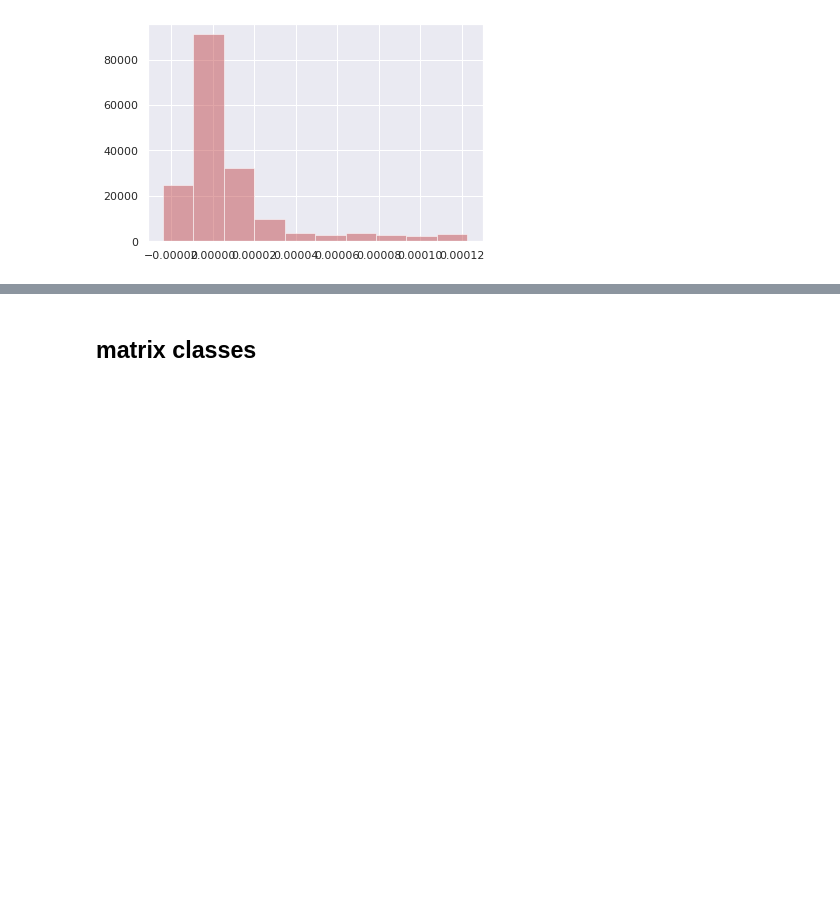
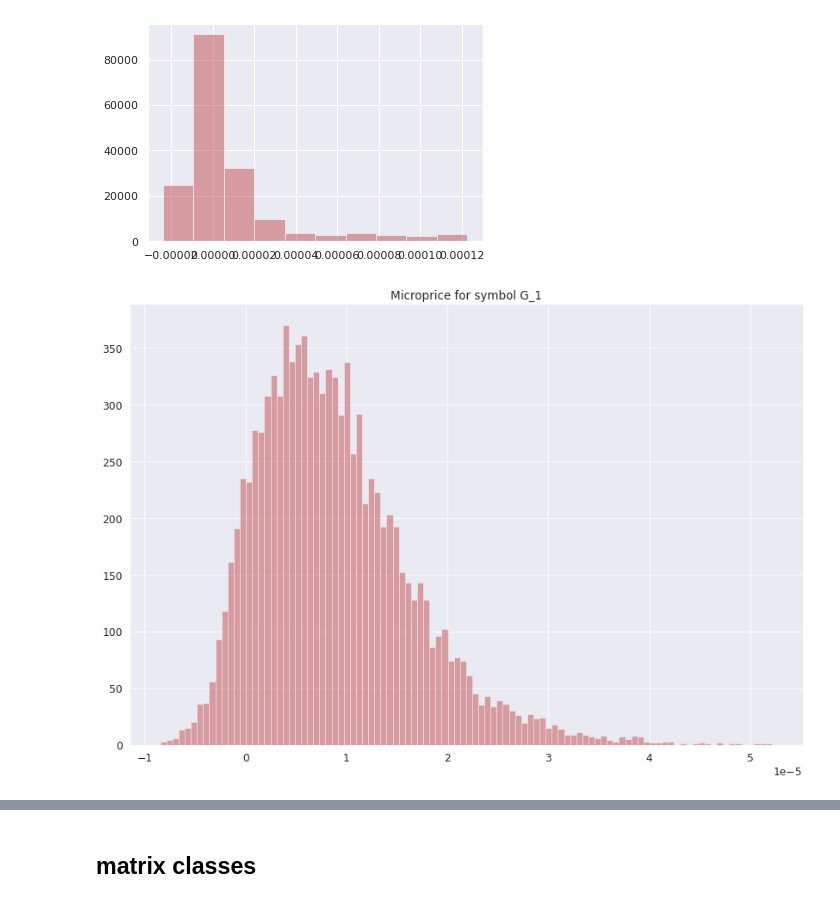
Before and after one commit to andreas-koukorinis/PaperCode, a Jupyter notebook: hypothesisTesting/Tensorflow mmd implementation.ipynb, the cells around one changed output, grey strips where cells are left out. Drawn from its saved outputs; the diff is of its cells as text; code cells hidden in the pictures; blank space fills up the shorter version.

```diff
--- a/hypothesisTesting/Tensorflow mmd implementation.ipynb
+++ b/hypothesisTesting/Tensorflow mmd implementation.ipynb
@@ -40,12 +41,12 @@ torch.set_default_tensor_type(torch.DoubleTensor)
 #torch.set_default_tensor_type('torch.cuda.FloatTensor')
 # %%
 # getting all the data in
-ActivityCLockData= '/media/ak/My Passport/Experiment Data/ActivityClockData/'
-OHLCData= '/media/ak/My Passport/Experiment Data/OHLCData/'
+ActivityCLockData= '/media/ak/My Passport2/Experiment Data/ActivityClockData/'
+OHLCData= '/media/ak/My Passport2/Experiment Data/OHLCData/'
 folderList = os.listdir(ActivityCLockData)
 OHLCDataList = os.listdir(OHLCData)
 ActivityClockDataList = os.listdir(ActivityCLockData)
-
+figuresFolder = '/home/ak/Documents/Research/Papers/StylisedFactsPaper/figures/'
 symbols =['FB1','JB1','FV1','G_1']
 # %%
 symbol1= symbols[1]
@@ -106,8 +125,8 @@ print(concatDfSymbol1.shape, concatDfSymbol2.shape)
 # Symbol1Dates = random.sample(set(Symbol1keys), 2)
 # Symbol2Dates = random.sample(set(Symbol2keys), 2)
 # %%
-mp1['MicroPriceChange']=concatDfSymbol1.MicroPrice.pct_change()
-mp2['MicroPriceChange']=concatDfSymbol2.MicroPrice.pct_change()
+mp1['MicroPriceChange']=mp1.MicroPrice.pct_change()
+mp2['MicroPriceChange']=mp2.MicroPrice.pct_change()
 # %%
 X =mp1[(mp1.MicroPriceChange<mp1.MicroPriceChange.quantile(.95)) & (mp1.MicroPriceChange>mp1.MicroPriceChange.quantile(.05))].MicroPriceChange.values
 # %%
@@ -121,3 +140,17 @@ _=plt.hist(X, alpha=0.5)
 _=plt.hist(Y, alpha=0.5, color='r')
 # %% [output]
 [figure]
+# %%
+Y_rs = signal.resample(Y, 10000)
+X_rs = signal.resample(X, 10000)
+# %%
+fig = plt.figure()
+ax=plt.hist(Y_rs, alpha=0.5, color='r', bins=100)
+figuresTarget = os.path.join(figuresFolder, str(symbol2)+"micropriceHisto.png")
+plt.title('Microprice for symbol '+ str(symbol2))
+plt.savefig(figuresTarget )
+plt.tight_layout()
+
+# savefig('test.png', bbox_inches='tight')
+# %% [output]
+[figure, added]
```
Also changed, not shown: parts of 25 cells of this notebook, 3 other files.
